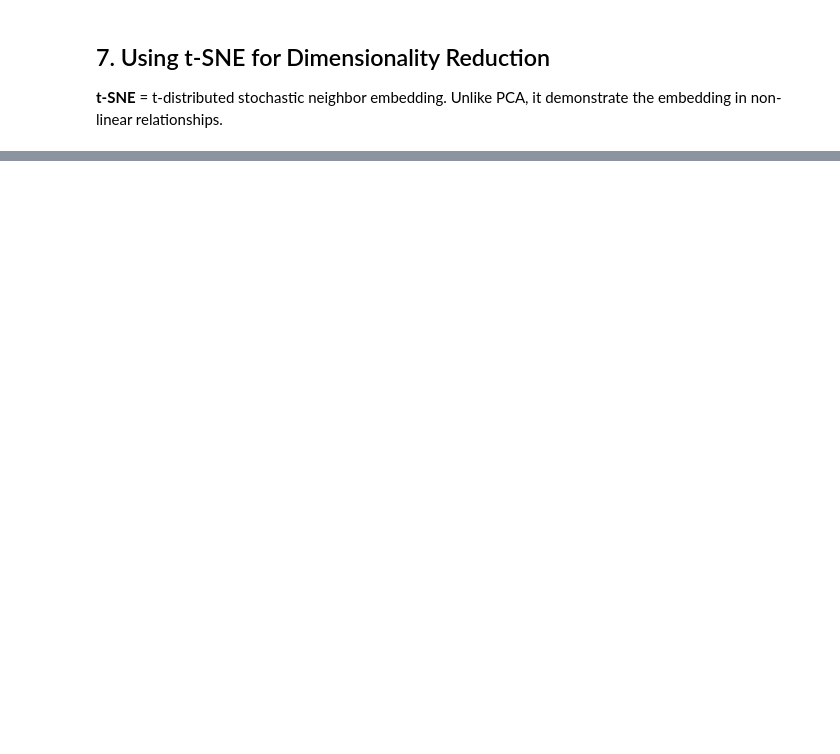
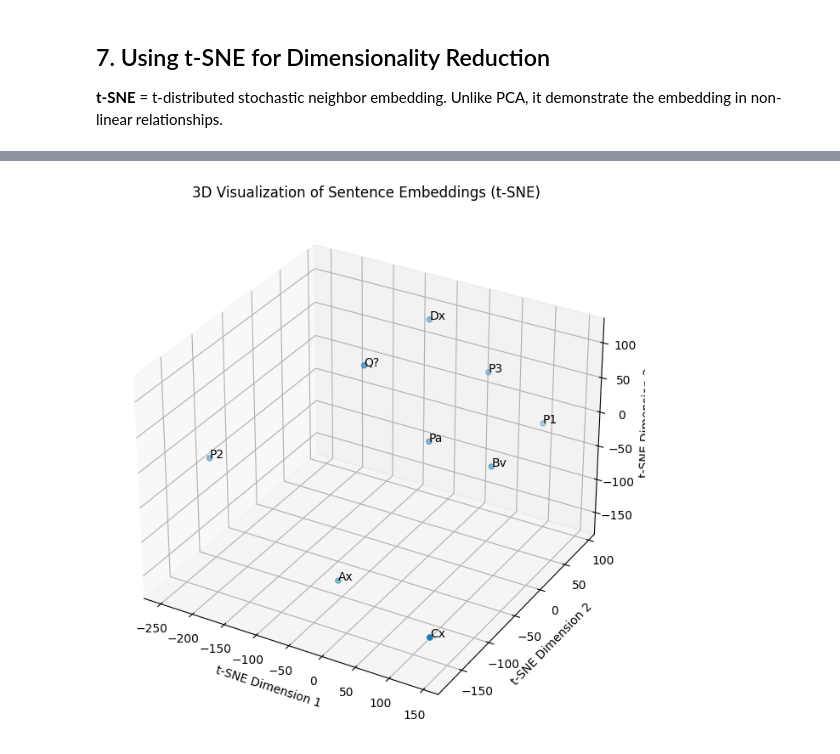
Before and after one commit to fengfrankgthb/Demonstrations, a Jupyter notebook: LIT_CeO2_embeddings.ipynb, the cells around one changed output, grey strips where cells are left out. Cells and saved outputs as stored; diff of their text form; code cells hidden in the pictures; blank space fills up the shorter version.

```diff
--- a/LIT_CeO2_embeddings.ipynb
+++ b/LIT_CeO2_embeddings.ipynb
@@ -167,7 +183,7 @@ scatter_3d = ax_3d.scatter(reduced_embeddings_tsne_3d[:, 0], reduced_embeddings_
 
 # Annotate each point with the first letter of the sentence
 for i, txt in enumerate(sentences):
-    ax_3d.text(reduced_embeddings_tsne_3d[i, 0], reduced_embeddings_tsne_3d[i, 1], reduced_embeddings_tsne_3d[i, 2], txt[0])
+    ax_3d.text(reduced_embeddings_tsne_3d[i, 0], reduced_embeddings_tsne_3d[i, 1], reduced_embeddings_tsne_3d[i, 2], txt[:2])
 
 ax_3d.set_xlabel("t-SNE Dimension 1")
 ax_3d.set_ylabel("t-SNE Dimension 2")
@@ -180 +194,2 @@ plt.show()
+[figure, added]
 # %%
```
Also changed, not shown: parts of 11 cells of this notebook.
